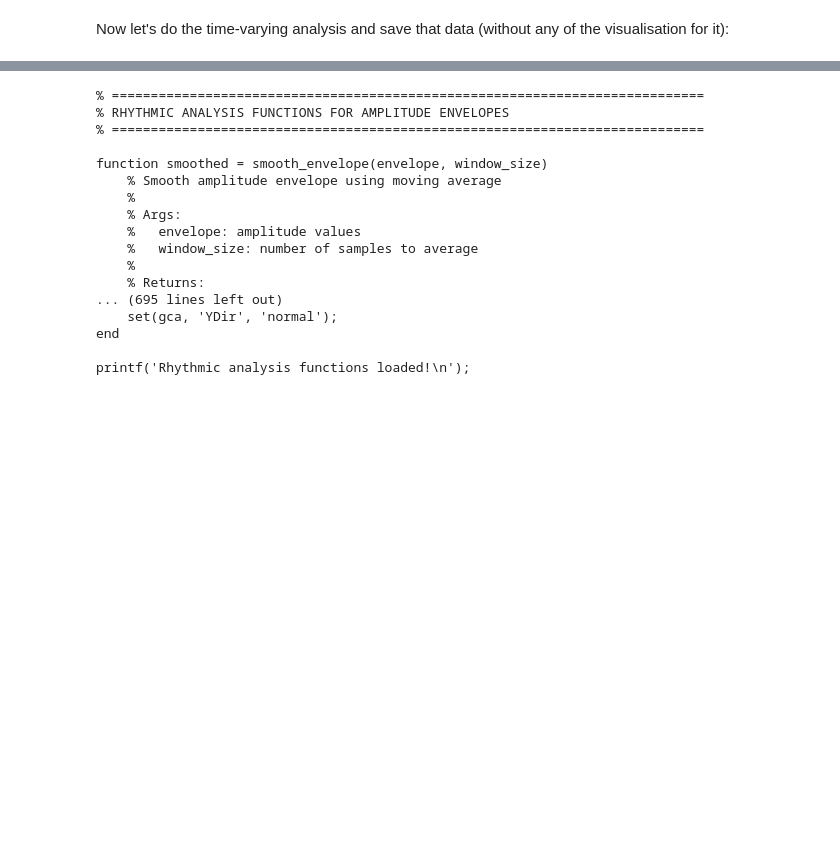
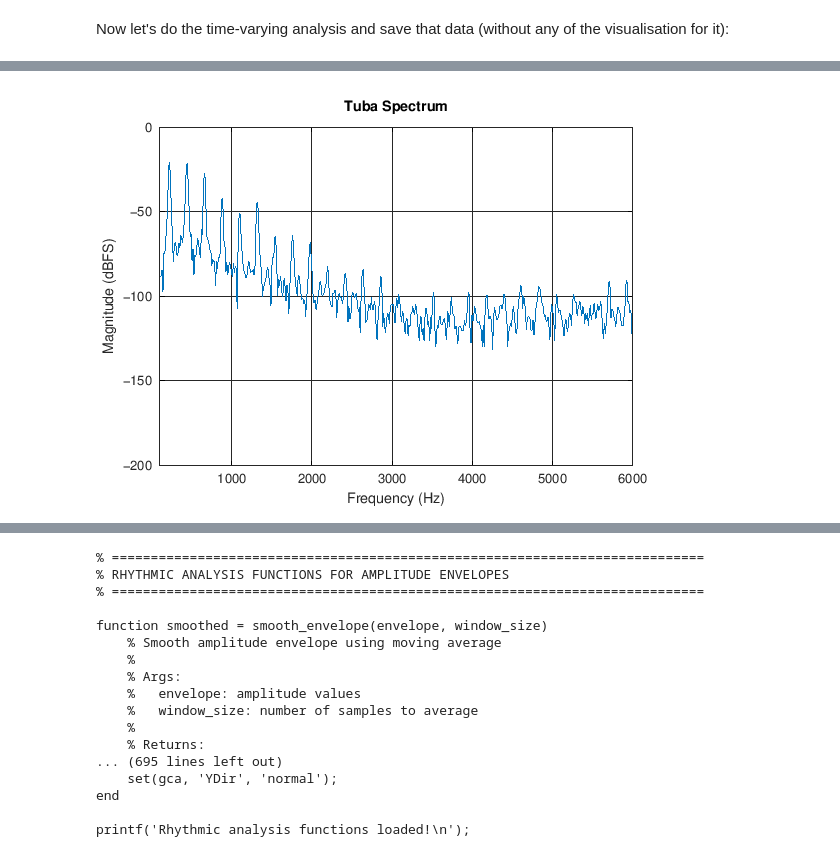
Before and after one commit to calyau/octave-notebooks, a Jupyter notebook: data/audio-dsp-and-spectralism.ipynb, the cells around one changed output, grey strips where cells are left out. Saved outputs shown, nothing was run; the diff lists cells and outputs as text; code cells hidden in the pictures; blank space fills up the shorter version.

```diff
--- a/data/audio-dsp-and-spectralism.ipynb
+++ b/data/audio-dsp-and-spectralism.ipynb
@@ -367,0 +443,12 @@ Saved spectral evolution: output/oboe_A4_evolution.mat (185 frames, 0.00-7.85 se
+# %%
+printf('Analyzing %s evolution...\n\n', inst_lower);
+
+window_size = 4096; % we're using a different window size for time-varying analysis
+hop_size = 2048;    % samples between frames
+min_amplitude = -60;
+[times, freqs_matrix, amps_matrix, meta] = analyze_spectral_evolution(
+  input_file, window_size, hop_size, min_amplitude);
+printf('\n');
+
+output_file = sprintf('output/%s_%s_evolution.mat', inst_lower, meta.midi_note);
+save_spectral_evolution(output_file, times, freqs_matrix, amps_matrix, meta);
@@ -367,0 +477,13 @@ Saved spectral evolution: output/oboe_A4_evolution.mat (185 frames, 0.00-7.85 se
+# %%
+inst_lower = 'tuba';
+inst_title = titlecase(inst_lower);
+input_file = sprintf('audio/%s.wav', inst_lower);
+
+[y, fs] = audioread(input_file);
+
+% We only need one channel from a stereo wav file
+if size(y, 2) > 1
+    y = y(:, 1);
+end
+
+printf('Loaded: %d samples at %d Hz\n', length(y), fs);
@@ -367,0 +492,14 @@ Saved spectral evolution: output/oboe_A4_evolution.mat (185 frames, 0.00-7.85 se
+# %%
+% High-pass filter at 20 Hz to remove DC offset and rumble
+[b, a] = butter(4, 20/(fs/2), 'high');
+y = filter(b, a, y);
+
+% Analyze
+[freqs, amps, meta] = analyze_static_spectrum(y, fs, window_size);
+print_harmonics(freqs, amps);
+
+% Save
+printf('\n');
+meta.instrument_id = 10;    % 10 = tuba (see instrument codes below)
+output_file = sprintf('output/%s_%s_static.mat', inst_lower, meta.midi_note);
+save_static_spectrum(output_file, freqs, amps, meta);
@@ -367,0 +518,4 @@ Saved spectral evolution: output/oboe_A4_evolution.mat (185 frames, 0.00-7.85 se
+# %%
+plot_spectrum(y, fs, window_size, sprintf('%s Spectrum', inst_title));
+# %% [output]
+[figure, added]
```
Also changed, not shown: parts of 43 cells of this notebook.
